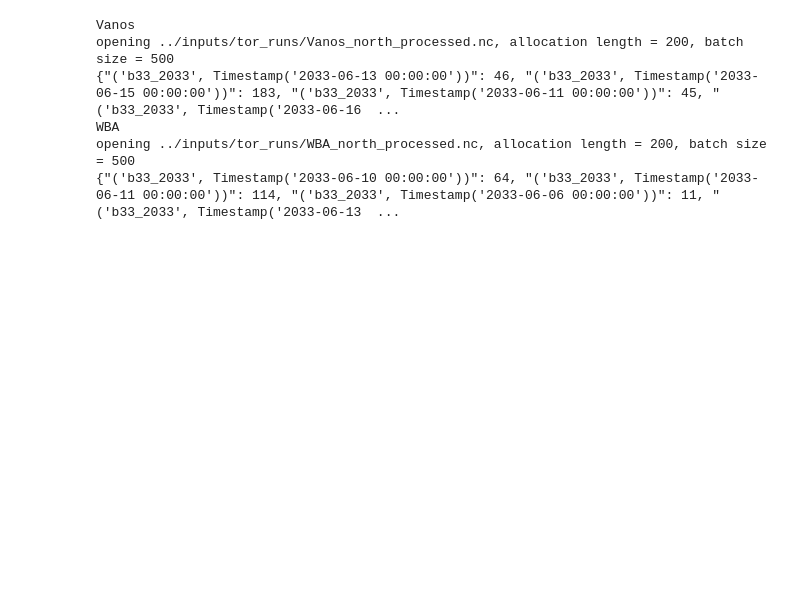
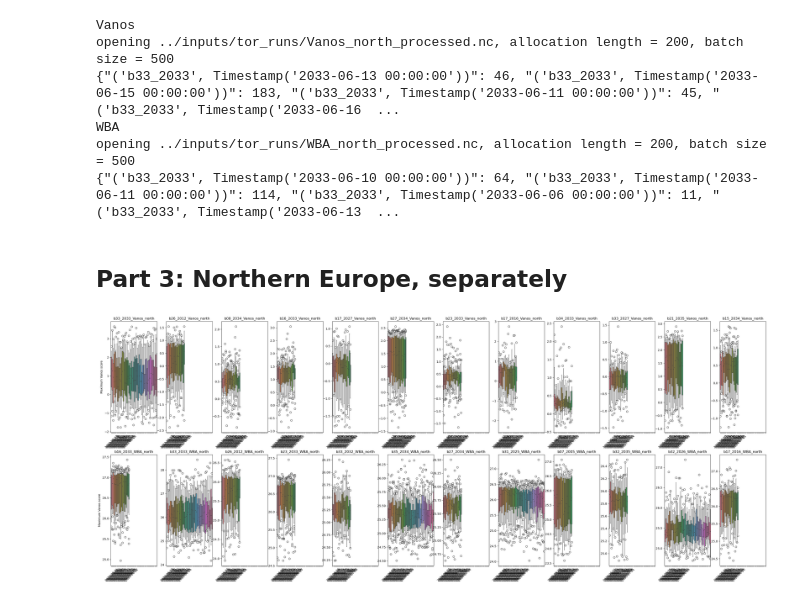
Before and after one commit to luna-bloin/Boost_optimization, a Jupyter notebook: notebooks/run_alloc_algo.ipynb, the cells around one changed output. Cells and saved outputs as stored; diff of their text form; code cells hidden in the pictures; blank space fills up the shorter version.

Commit message:
changed bug in input file and added separate case treatment for north

```diff
--- a/notebooks/run_alloc_algo.ipynb
+++ b/notebooks/run_alloc_algo.ipynb
@@ -103,3 +103,29 @@ opening ../inputs/tor_runs/Vanos_north_processed.nc, allocation length = 200, ba
 WBA
 opening ../inputs/tor_runs/WBA_north_processed.nc, allocation length = 200, batch size = 500
 {"('b33_2033', Timestamp('2033-06-10 00:00:00'))": 64, "('b33_2033', Timestamp('2033-06-11 00:00:00'))": 114, "('b33_2033', Timestamp('2033-06-06 00:00:00'))": 11, "('b33_2033', Timestamp('2033-06-13  ...
+# %% [markdown]
+## Part 3: Northern Europe, separately
+# %%
+# === open file, rename to fit code convertions and saved separately ===
+for variable in ["Vanos","WBA"]:
+    ds = xr.open_dataset(f"{path}{variable}_north.nc").rename({"event":"case","leadtime":"lead_ID","realization":"member"}).drop_vars(("quantile"))
+    cases = [] # list of the three cases
+    for case in ds.case:
+        cases.append(case.values)
+        ds["lead_ID"] = [f"{str(ld)[0:10]}" for ld in ds.lead_ID.values]
+        ds.sel(case=case).dropna("lead_ID",how="all").drop_vars("case").to_netcdf(f"{path}boosted_{case.values}_{variable}_north.nc")
+# %%
+# === Analysis of boosted results so far ===
+#figure params
+f,ax = plt.subplots(2,12,figsize=(40,15))#,sharey=True)
+whis = (5,95) #whisker setting on box plot
+for j,variable in enumerate(["Vanos","WBA"]):
+    files = glob.glob(f"{path}boosted_*_{variable}_north.nc")
+    for i,f in enumerate(files):
+        score_case = xr.open_dataset(f).score
+        sns.boxplot(score_case,ax=ax[j][i],whis=whis)
+        ax[j][i].set_title(f[27:-3])
+        ax[j][i].set_xticklabels(score_case.lead_ID.values,rotation=45)
+    ax[j][0].set_ylabel("Maximum Vanos score")
+# %% [output]
+[figure, added]
```
Also changed, not shown: parts of 3 cells of this notebook, 1 other file.
